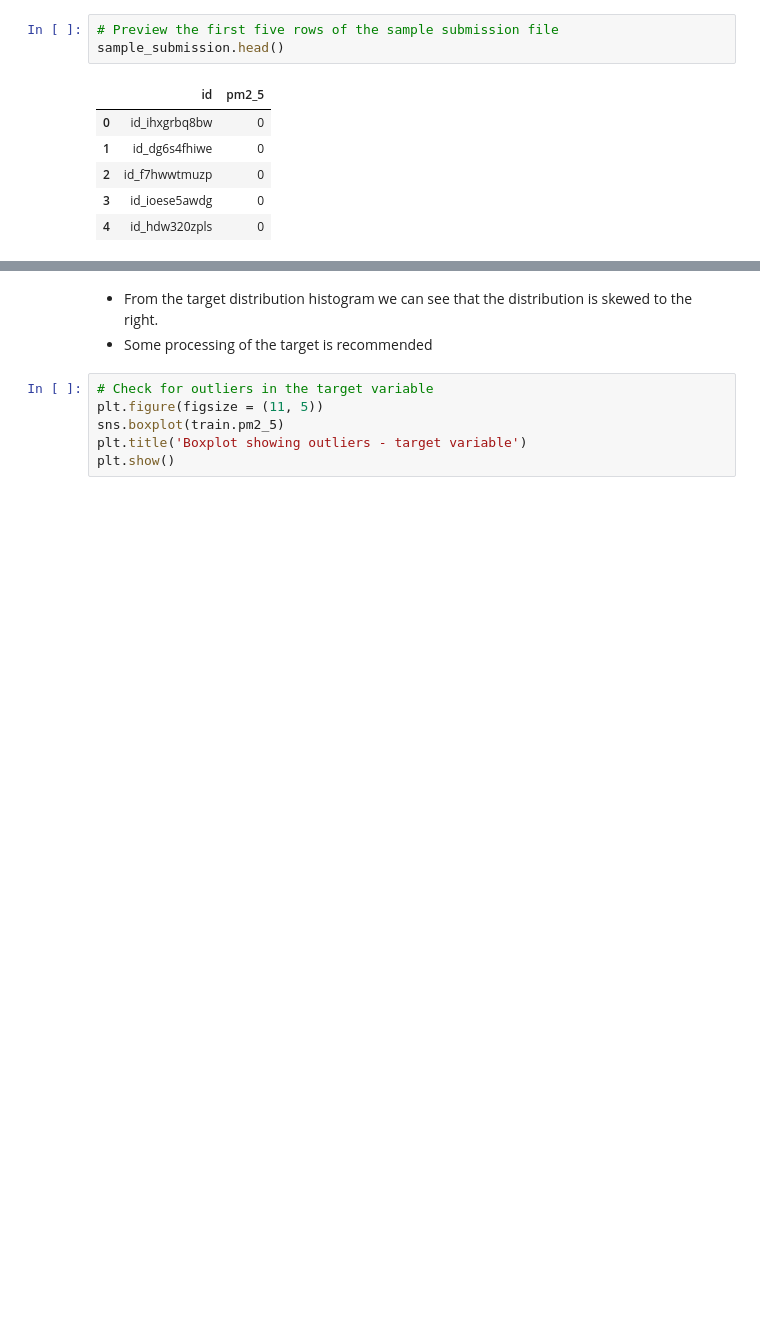
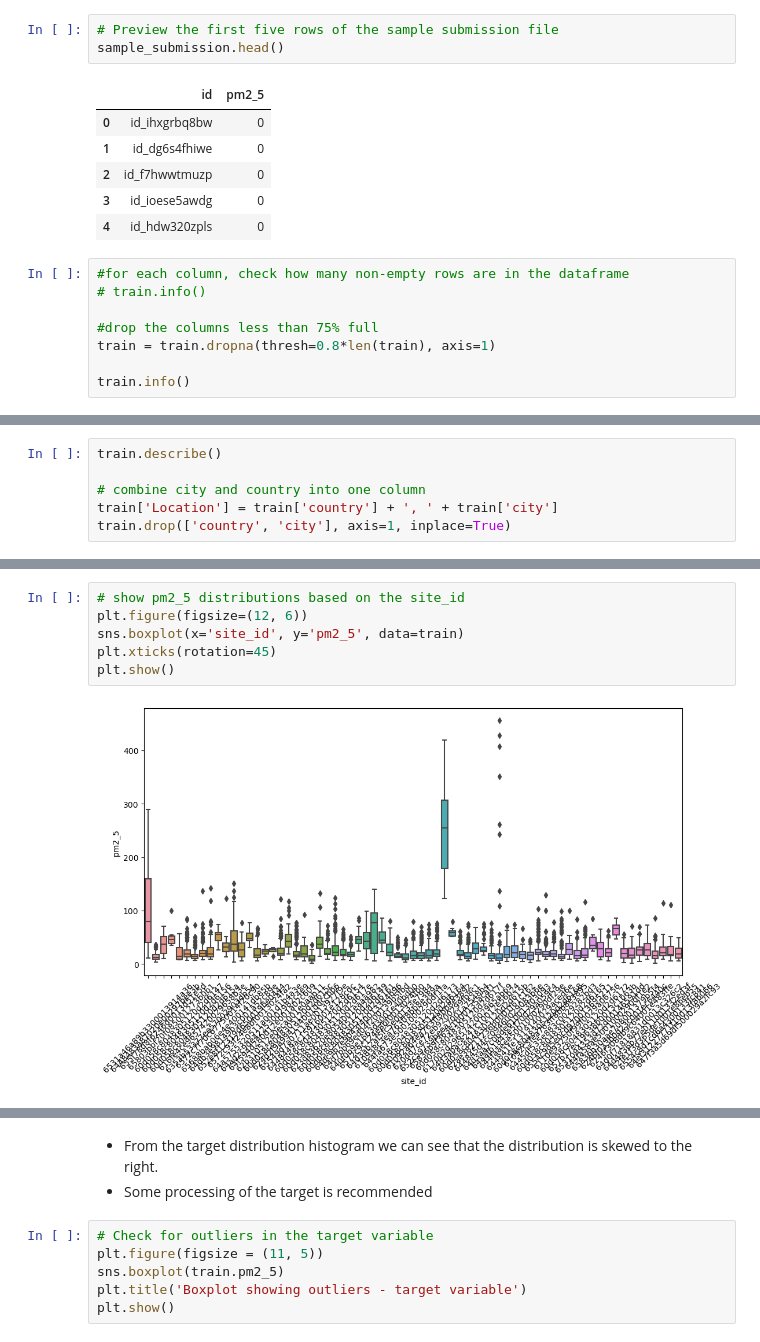
Before and after one commit to michael-awe/pm2.5-air-quality, a Jupyter notebook: Airqo_starter_notebook.ipynb, the cells around one changed output, grey strips where cells are left out. Saved outputs shown, nothing was run; the diff lists cells and outputs as text; blank space fills up the shorter version.

```diff
--- a/Airqo_starter_notebook.ipynb
+++ b/Airqo_starter_notebook.ipynb
@@ -53,3 +50,11 @@ sample_submission.head()
 | 2 | id_f7hwwtmuzp | 0 |
 | 3 | id_ioese5awdg | 0 |
 | 4 | id_hdw320zpls | 0 |
+# %%
+#for each column, check how many non-empty rows are in the dataframe
+# train.info()
+
+#drop the columns less than 75% full
+train = train.dropna(thresh=0.8*len(train), axis=1)
+
+train.info()
@@ -55,0 +79,6 @@ sample_submission.head()
+# %%
+train.describe()
+
+# combine city and country into one column
+train['Location'] = train['country'] + ', ' + train['city']
+train.drop(['country', 'city'], axis=1, inplace=True)
@@ -55,0 +94,8 @@ sample_submission.head()
+# %%
+# show pm2_5 distributions based on the site_id
+plt.figure(figsize=(12, 6))
+sns.boxplot(x='site_id', y='pm2_5', data=train)
+plt.xticks(rotation=45)
+plt.show()
+# %% [output]
+[figure, added]
```
Also changed, not shown: parts of 30 cells of this notebook.
